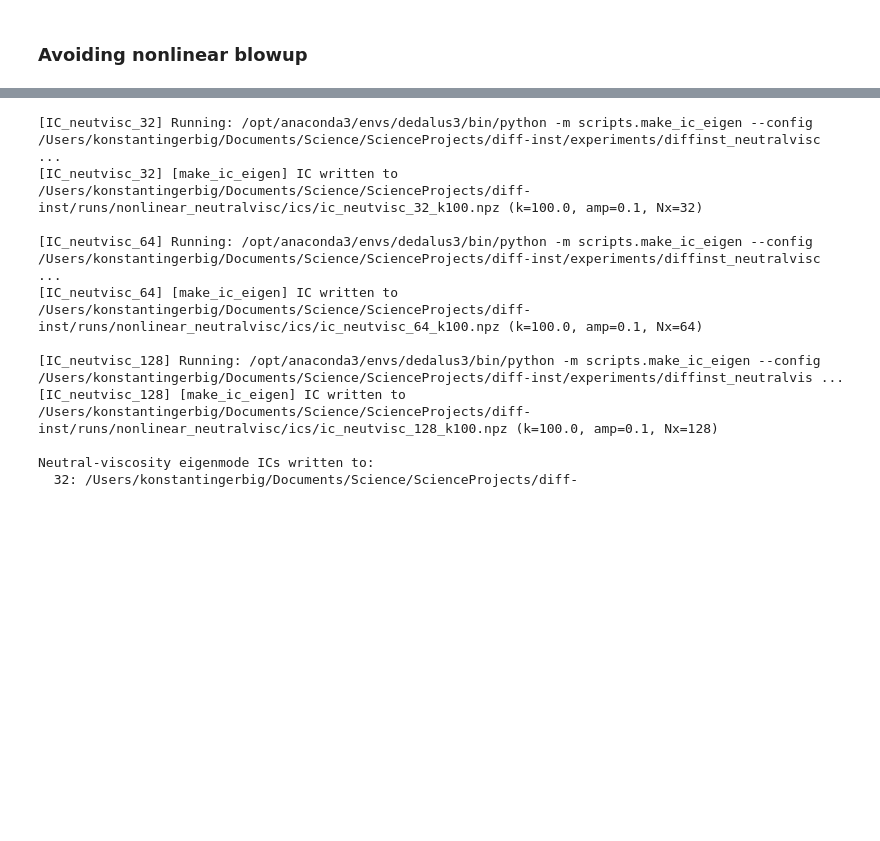
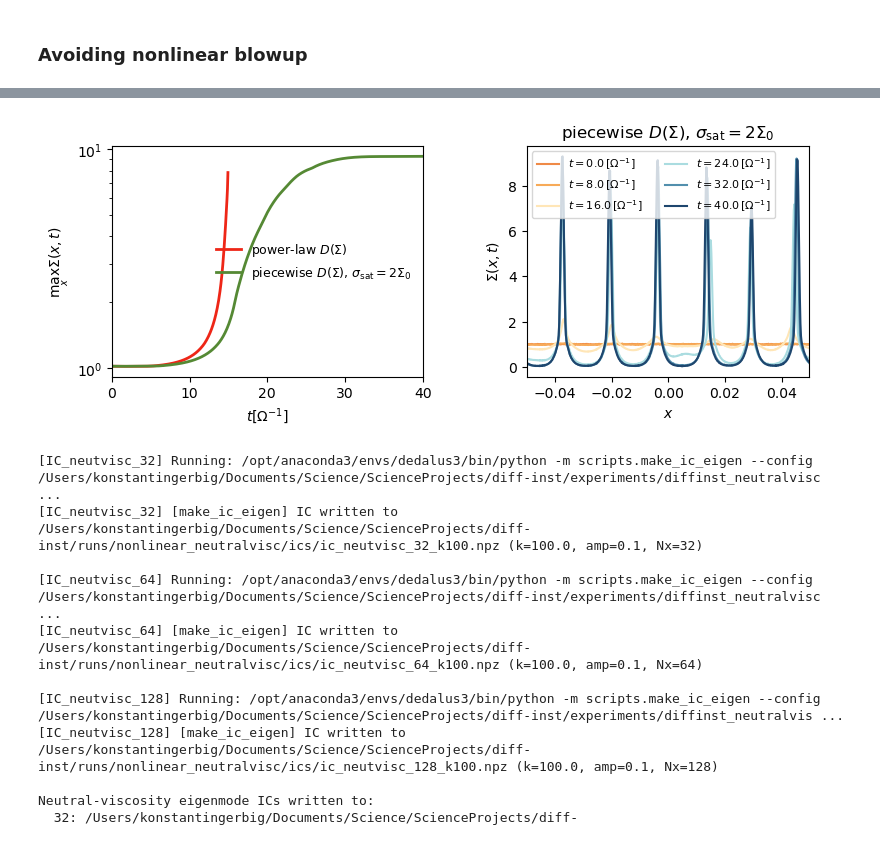
Before and after one commit to KonstantinGerbig/diff-inst, a Jupyter notebook: notebooks/paper_nonlinear.ipynb, the cells around one changed output, grey strips where cells are left out. Drawn from its saved outputs; the diff is of its cells as text; code cells hidden in the pictures; blank space fills up the shorter version.

Commit message:
worked on piecewise power law

```diff
--- a/notebooks/paper_nonlinear.ipynb
+++ b/notebooks/paper_nonlinear.ipynb
@@ -592,3 +566,26 @@ fig.savefig(FIGURE_PATH / "noise_evolution_piecewise.pdf", bbox_inches="tight")
+# %%
+# %% visualize saturation vs blow-up for piecewise diffusion (2-panel)
+
+from diffinst.vis.nonlinear import plot_piecewise_noise_comparison
+
+run_powerlaw  = RUN_PW_POWERLAW
+run_piecewise = RUN_PW_PIECEWISE
+
+fig, axes = plot_piecewise_noise_comparison(
+    run_powerlaw=run_powerlaw,
+    run_piecewise=run_piecewise,
+    label_powerlaw=r"power-law $D(\Sigma)$",
+    label_piecewise=r"piecewise $D(\Sigma)$, $\sigma_{\rm sat}=2\Sigma_0$",
+    n_snap=6,
+    figsize=(9.0, 3.0),
+)
+
+plt.show()
+
+fig.savefig(FIGURE_PATH / "noise_piecewise_vs_powerlaw.pdf",
+            bbox_inches="tight")
+# %% [output]
+[figure, added]
 # %%
 # test 1: neutral viscosity slope
 
```
Also changed, not shown: parts of 3 cells of this notebook, 3 other files.
